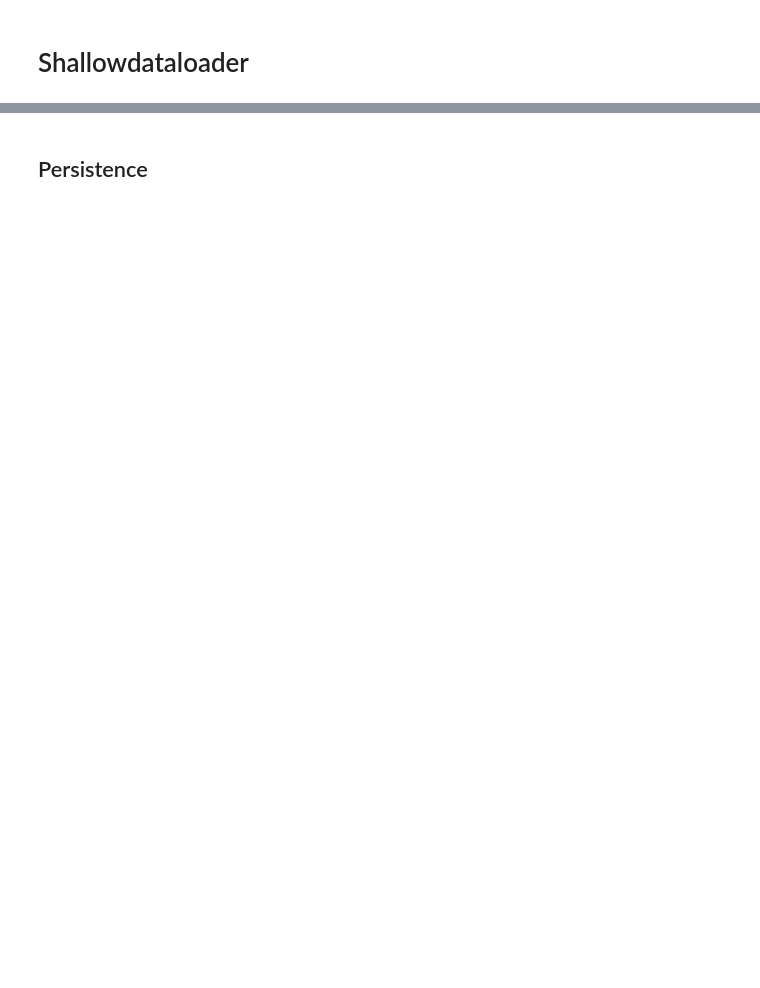
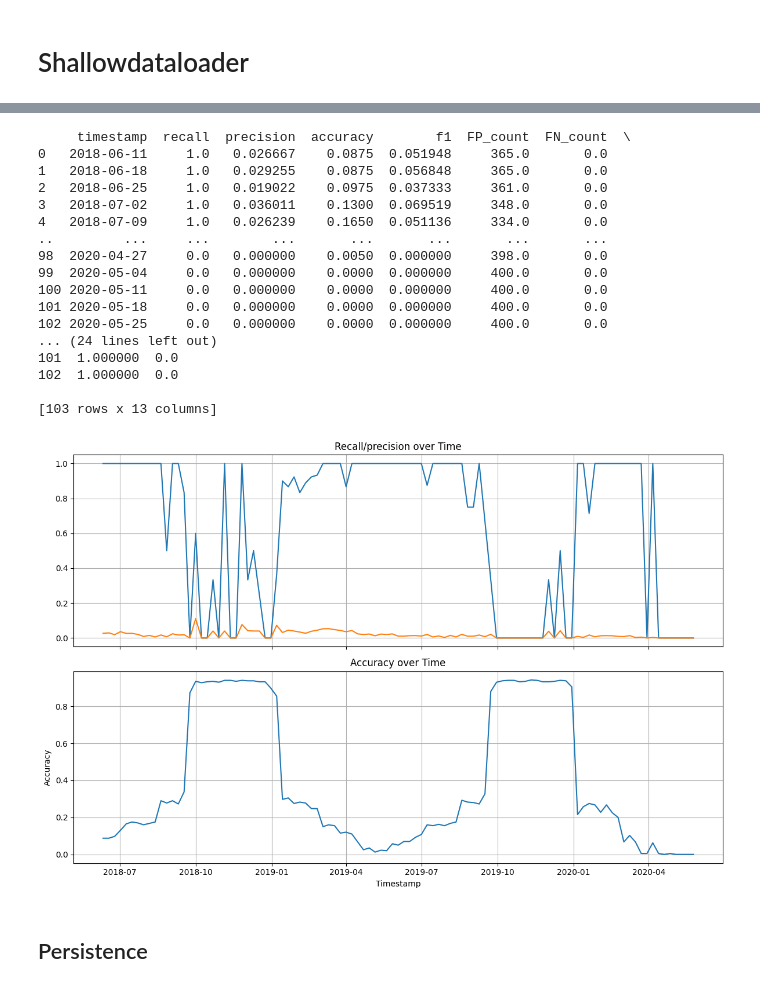
Before and after one commit to stends2001/infectious_disease_gnn, a Jupyter notebook: src/notebooks/measles classifier.ipynb, the cells around one changed output, grey strips where cells are left out. Drawn from its saved outputs; the diff is of its cells as text; code cells hidden in the pictures; blank space fills up the shorter version.

```diff
--- a/src/notebooks/measles classifier.ipynb
+++ b/src/notebooks/measles classifier.ipynb
@@ -144,3 +239,71 @@ classified_shallowloader = ShallowDataLoaderManagerClasses(data_orchestrator).co
+# %%
+
+from sklearn.metrics import recall_score, accuracy_score, precision_score, f1_score
+
+# Group by timestamp and calculate metrics
+metrics_per_timestamp = df.groupby('timestamp').apply(
+    lambda x: pd.Series({
+        'recall': recall_score(x['target'], x['pred'], zero_division=0),
+        'precision': precision_score(x['target'], x['pred'], zero_division=0),
+        'accuracy': accuracy_score(x['target'], x['pred']),
+        'f1': f1_score(x['target'], x['pred'], zero_division=0),
+        'FP_count': ((x['pred'] == 1) & (x['target'] == 0)).sum(),
+        'FN_count': ((x['pred'] == 0) & (x['target'] == 1)).sum(),
+        'TP_count': ((x['pred'] == 1) & (x['target'] == 1)).sum(),
+        'TN_count': ((x['pred'] == 0) & (x['target'] == 0)).sum(),
+        'total_actual_positives': (x['target'] == 1).sum(),
+        'total_actual_negatives': (x['target'] == 0).sum()
+    })
+).reset_index()
+
+# Calculate rates
+metrics_per_timestamp['FPR'] = metrics_per_timestamp['FP_count'] / metrics_per_timestamp['total_actual_negatives']
+metrics_per_timestamp['FNR'] = metrics_per_timestamp['FN_count'] / metrics_per_timestamp['total_actual_positives']
+
+# Handle division by zero (when no positives or negatives exist)
+metrics_per_timestamp['FPR'] = metrics_per_timestamp['FPR'].fillna(0)
+metrics_per_timestamp['FNR'] = metrics_per_timestamp['FNR'].fillna(0)
+
+print(metrics_per_timestamp)
+
+import matplotlib.pyplot as plt
+
+fig, axes = plt.subplots(2, 1, figsize=(12, 8), sharex=True)
+
+axes[0].plot(metrics_per_timestamp['timestamp'], metrics_per_timestamp['recall'])
+axes[0].set_title('Recall/precision over Time')
+axes[0].grid(True)
+axes[0].plot(metrics_per_timestamp['timestamp'], metrics_per_timestamp['precision'])
+
+
+axes[1].plot(metrics_per_timestamp['timestamp'], metrics_per_timestamp['accuracy'])
+axes[1].set_ylabel('Accuracy')
+axes[1].set_xlabel('Timestamp')
+axes[1].set_title('Accuracy over Time')
+axes[1].grid(True)
+
+
+plt.tight_layout()
+plt.show()
+# %% [output]
+     timestamp  recall  precision  accuracy        f1  FP_count  FN_count  \
+0   2018-06-11     1.0   0.026667    0.0875  0.051948     365.0       0.0
+1   2018-06-18     1.0   0.029255    0.0875  0.056848     365.0       0.0
+2   2018-06-25     1.0   0.019022    0.0975  0.037333     361.0       0.0
+3   2018-07-02     1.0   0.036011    0.1300  0.069519     348.0       0.0
+4   2018-07-09     1.0   0.026239    0.1650  0.051136     334.0       0.0
+..         ...     ...        ...       ...       ...       ...       ...
+98  2020-04-27     0.0   0.000000    0.0050  0.000000     398.0       0.0
+99  2020-05-04     0.0   0.000000    0.0000  0.000000     400.0       0.0
+100 2020-05-11     0.0   0.000000    0.0000  0.000000     400.0       0.0
+101 2020-05-18     0.0   0.000000    0.0000  0.000000     400.0       0.0
+102 2020-05-25     0.0   0.000000    0.0000  0.000000     400.0       0.0
+... (24 lines left out)
+101  1.000000  0.0
+102  1.000000  0.0
+
+[103 rows x 13 columns]
+[figure, added]
 # %% [markdown]
 ## Persistence
 # %%
```
Also changed, not shown: parts of 11 cells of this notebook, 2 other files.
